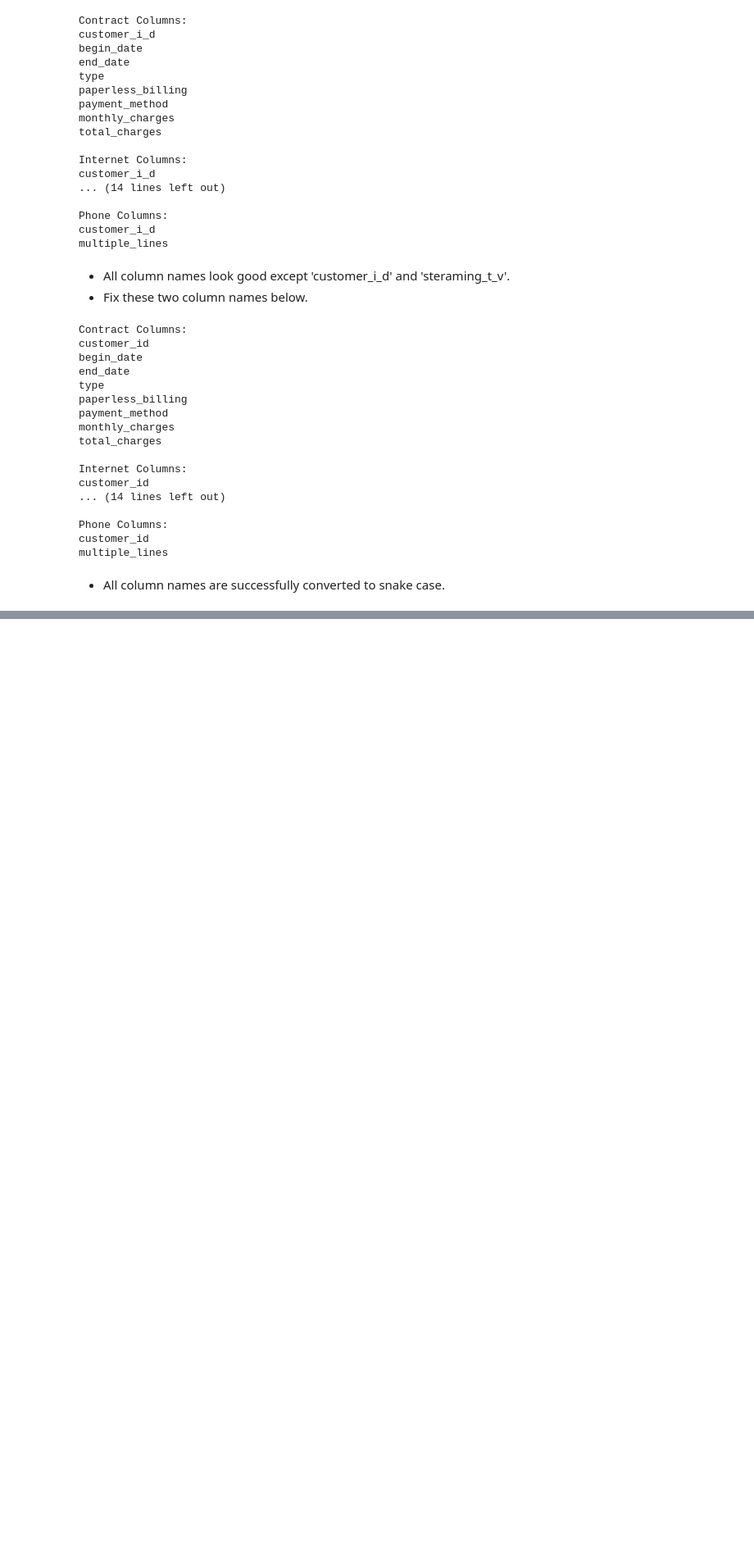
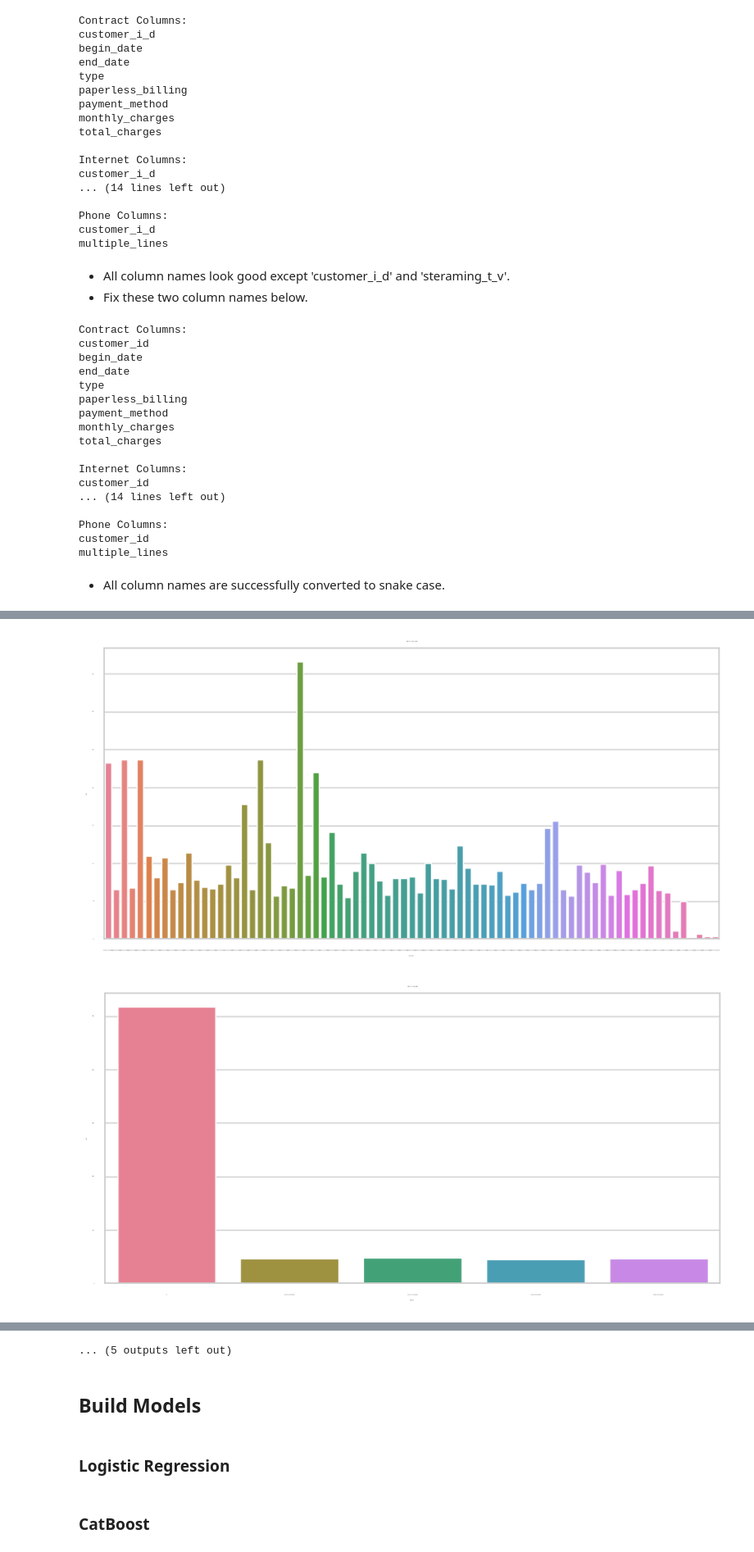
Before and after one commit to kellyshreeve/final-project, a Jupyter notebook: project-code.ipynb, the cells around one changed output, grey strips where cells are left out. Shown at 82% size. Saved outputs shown, nothing was run; the diff lists cells and outputs as text; code cells hidden in the pictures; blank space fills up the shorter version.

Commit message:
prepare data and bar plots

```diff
--- a/project-code.ipynb
+++ b/project-code.ipynb
@@ -251,0 +649,4 @@ multiple_lines
+# %%
+merged_df['churned'] = np.where(merged_df['end_date'] == 'No', 0, 1)
+
+merged_df.head()
@@ -251,0 +664,4 @@ multiple_lines
+# %%
+merged_df['begin_year'] = merged_df['begin_date'].dt.year
+
+merged_df.head()
@@ -251,0 +714,11 @@ multiple_lines
+# %%
+# Create intermediate column with 'No' end date filled with last data update '2020-02-01'
+merged_df['end_date_or_last_date'] = np.where(merged_df['end_date'] == 'No', '2020-02-01', merged_df['end_date'])
+
+# Convert to date time
+merged_df['end_date_or_last_date'] = pd.to_datetime(merged_df['end_date_or_last_date'], yearfirst=True, format='mixed')
+
+# Create column with days between begin date and end date or 2020-02-01
+merged_df['contract_length'] = (merged_df['end_date_or_last_date'] - merged_df['begin_date']).dt.days
+
+merged_df.head()
@@ -251,0 +767,5 @@ multiple_lines
+# %%
+categorical_columns = merged_df.select_dtypes(include=['object', 'datetime'])
+categorical_columns = categorical_columns.drop('customer_id', axis=1)
+
+display(categorical_columns.head())
@@ -251,0 +779,10 @@ multiple_lines
+# %%
+for column in categorical_columns.columns:
+    fig, ax = plt.subplots(figsize=(8, 4))
+    count_plot = sns.countplot(merged_df, x=column, palette='husl', ax=ax)
+    plt.title(f'Bar Plot for {column}')
+    plt.tight_layout()
+    plt.show()
+# %% [output]
+[figure, added]
+[figure, added]
@@ -251,0 +799,7 @@ multiple_lines
+... (5 outputs left out)
+# %% [markdown]
+## **Build Models**
+# %% [markdown]
+### Logistic Regression
+# %% [markdown]
+### CatBoost
```
Also changed, not shown: parts of 57 cells of this notebook.
